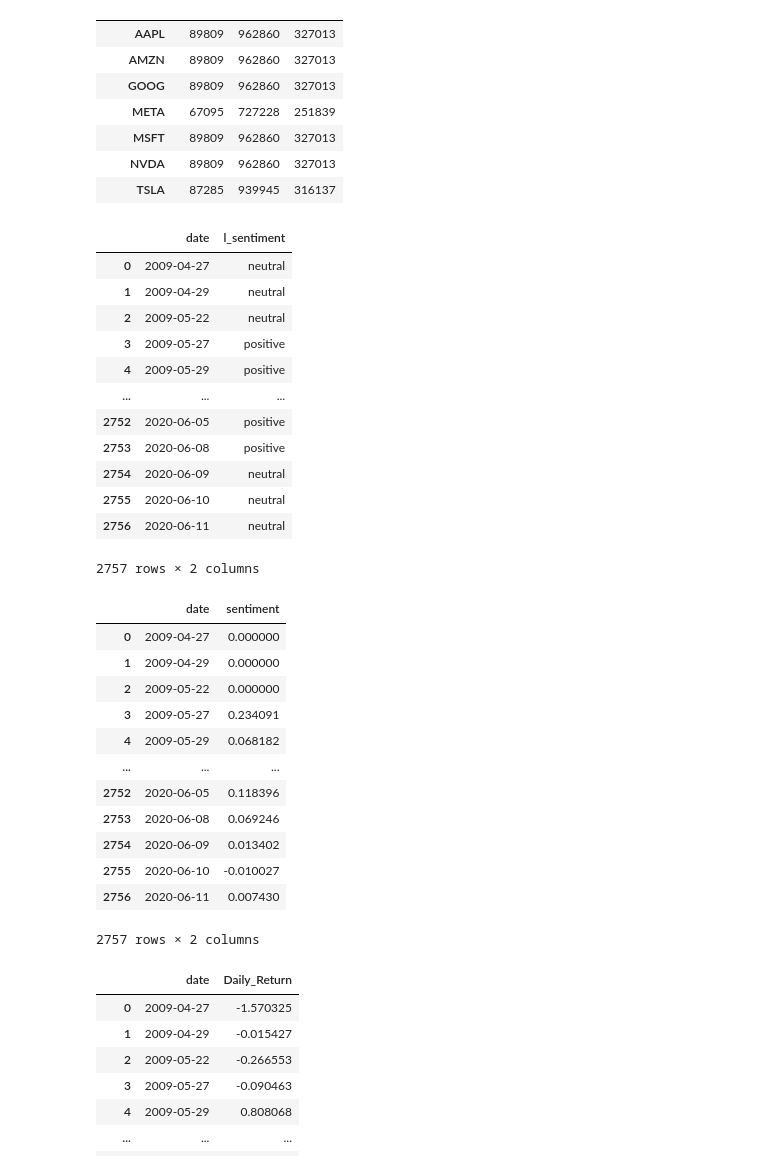
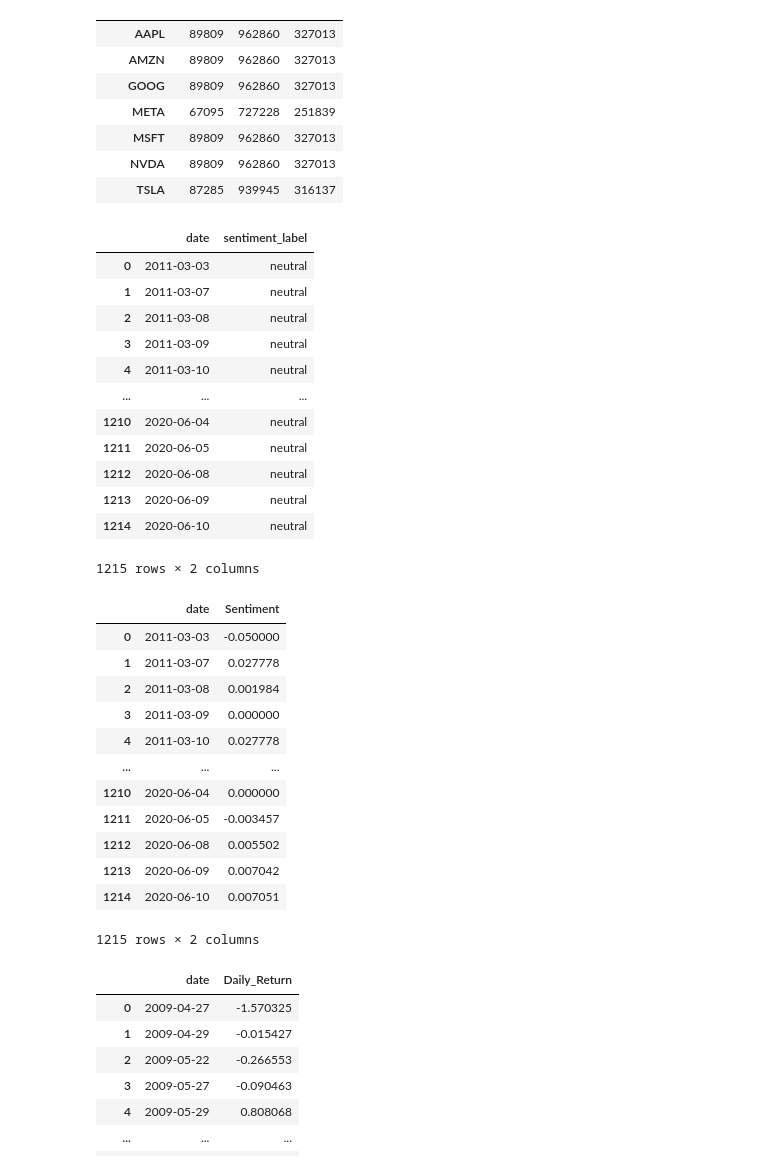
Before and after one commit to Jonepeter/Predicting-Price-Moves-with-News-Sentiment, a Jupyter notebook: notebooks/News_Stock_Correlation_Analysis.ipynb, the cells around one changed output. Cells and saved outputs as stored; diff of their text form; code cells hidden in the pictures.

```diff
--- a/notebooks/News_Stock_Correlation_Analysis.ipynb
+++ b/notebooks/News_Stock_Correlation_Analysis.ipynb
@@ -192,3 +198,8 @@ Calculating daily stock returns...
 | 45426 | 2024-07-29 | 224.899994 | 234.270004 | 224.699997 | 232.100006 | 232.100006 | 129201800 | 0.0 | 0.0 | TSLA | ... |
 | 45427 | 2024-07-30 | 232.250000 | 232.410004 | 220.000000 | 222.619995 | 222.619995 | 100560300 | 0.0 | 0.0 | TSLA | ... |
 45428 rows × 11 columns
+# %%
+stock_data['Cumulative_Return'] = (1 + stock_data['Daily_Return']/100).cumprod() - 1
+plt.plot(stock_data.index, stock_data['Cumulative_Return'] * 100, color='purple')
+plt.title('Cumulative Returns Over Time')
+plt.ylabel('Cumulative Return (%)')
@@ -330,40 +342,40 @@ sentiment_counts
 | TSLA | 87285 | 939945 | 316137 |
 # %%
 # Aggregate labeled sentiments by date
-daily_sentiment = merged_df.groupby('date')['l_sentiment'].agg(lambda x: x.mode().iloc[0] if not x.empty else None).reset_index()
+daily_sentiment = merged_df.groupby('date')['sentiment_label'].agg(lambda x: x.mode().iloc[0] if not x.empty else None).reset_index()
 daily_sentiment
 # %% [output]
-|  | date | l_sentiment |
-| 0 | 2009-04-27 | neutral |
-| 1 | 2009-04-29 | neutral |
-| 2 | 2009-05-22 | neutral |
-| 3 | 2009-05-27 | positive |
-| 4 | 2009-05-29 | positive |
+|  | date | sentiment_label |
+| 0 | 2011-03-03 | neutral |
+| 1 | 2011-03-07 | neutral |
+| 2 | 2011-03-08 | neutral |
+| 3 | 2011-03-09 | neutral |
+| 4 | 2011-03-10 | neutral |
 | ... | ... | ... |
-| 2752 | 2020-06-05 | positive |
-| 2753 | 2020-06-08 | positive |
-| 2754 | 2020-06-09 | neutral |
-| 2755 | 2020-06-10 | neutral |
-| 2756 | 2020-06-11 | neutral |
+| 1210 | 2020-06-04 | neutral |
+| 1211 | 2020-06-05 | neutral |
+| 1212 | 2020-06-08 | neutral |
+| 1213 | 2020-06-09 | neutral |
+| 1214 | 2020-06-10 | neutral |
-2757 rows × 2 columns
+1215 rows × 2 columns
 # %%
 # daily sentiment on numerical sentiment values
-daily_sentiment_ = merged_df.groupby('date')['sentiment'].mean().reset_index()
+daily_sentiment_ = merged_df.groupby('date')['Sentiment'].mean().reset_index()
 daily_sentiment_
 # %% [output]
-|  | date | sentiment |
-| 0 | 2009-04-27 | 0.000000 |
-| 1 | 2009-04-29 | 0.000000 |
-| 2 | 2009-05-22 | 0.000000 |
-| 3 | 2009-05-27 | 0.234091 |
-| 4 | 2009-05-29 | 0.068182 |
+|  | date | Sentiment |
+| 0 | 2011-03-03 | -0.050000 |
+| 1 | 2011-03-07 | 0.027778 |
+| 2 | 2011-03-08 | 0.001984 |
+| 3 | 2011-03-09 | 0.000000 |
+| 4 | 2011-03-10 | 0.027778 |
 | ... | ... | ... |
-| 2752 | 2020-06-05 | 0.118396 |
-| 2753 | 2020-06-08 | 0.069246 |
-| 2754 | 2020-06-09 | 0.013402 |
-| 2755 | 2020-06-10 | -0.010027 |
-| 2756 | 2020-06-11 | 0.007430 |
+| 1210 | 2020-06-04 | 0.000000 |
+| 1211 | 2020-06-05 | -0.003457 |
+| 1212 | 2020-06-08 | 0.005502 |
+| 1213 | 2020-06-09 | 0.007042 |
+| 1214 | 2020-06-10 | 0.007051 |
-2757 rows × 2 columns
+1215 rows × 2 columns
 # %%
 # aggregating Daily returns by date
 daily_Return_ = merged_df.groupby('date')['Daily_Return'].mean().reset_index()
```
Also changed, not shown: parts of 10 cells of this notebook.
